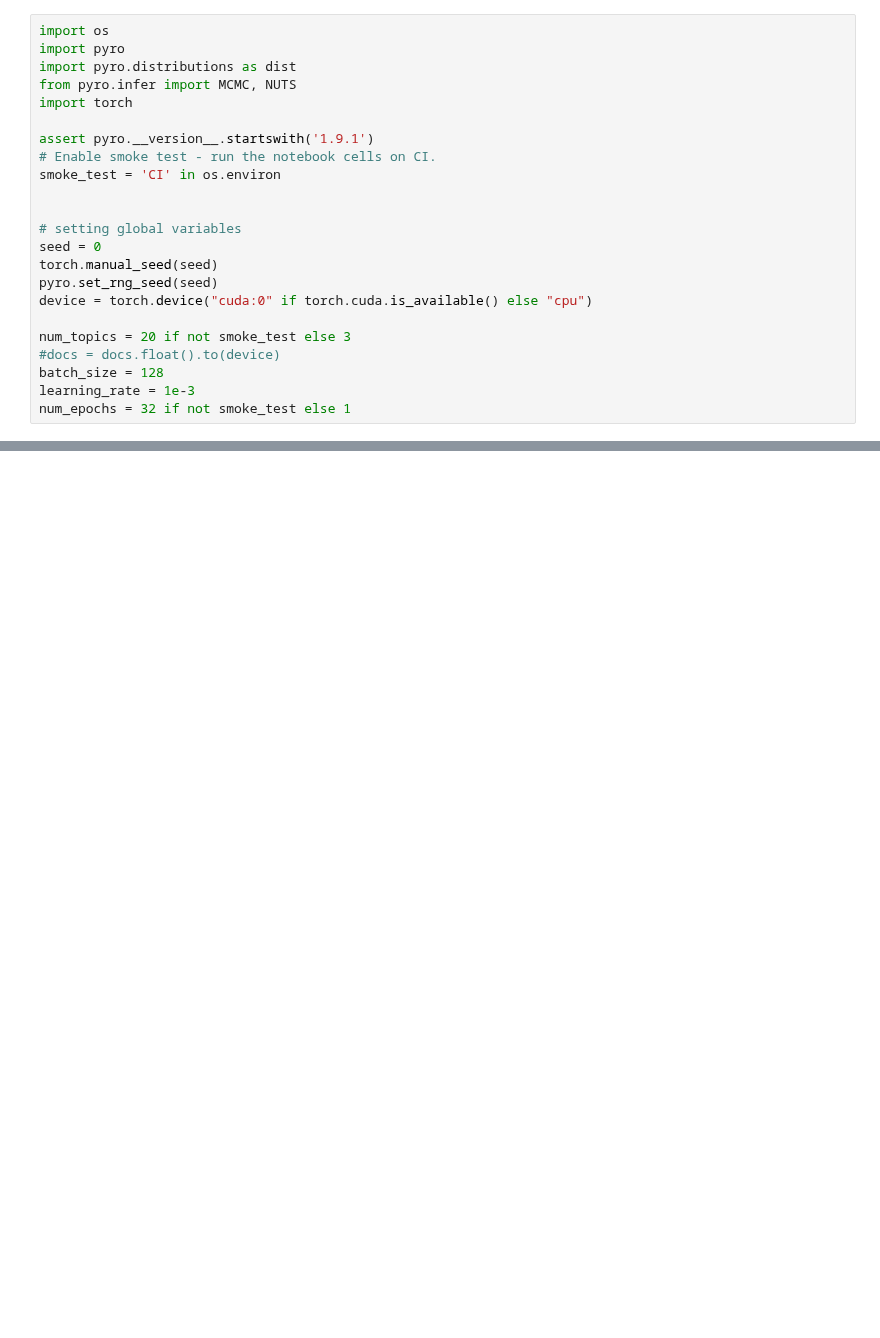
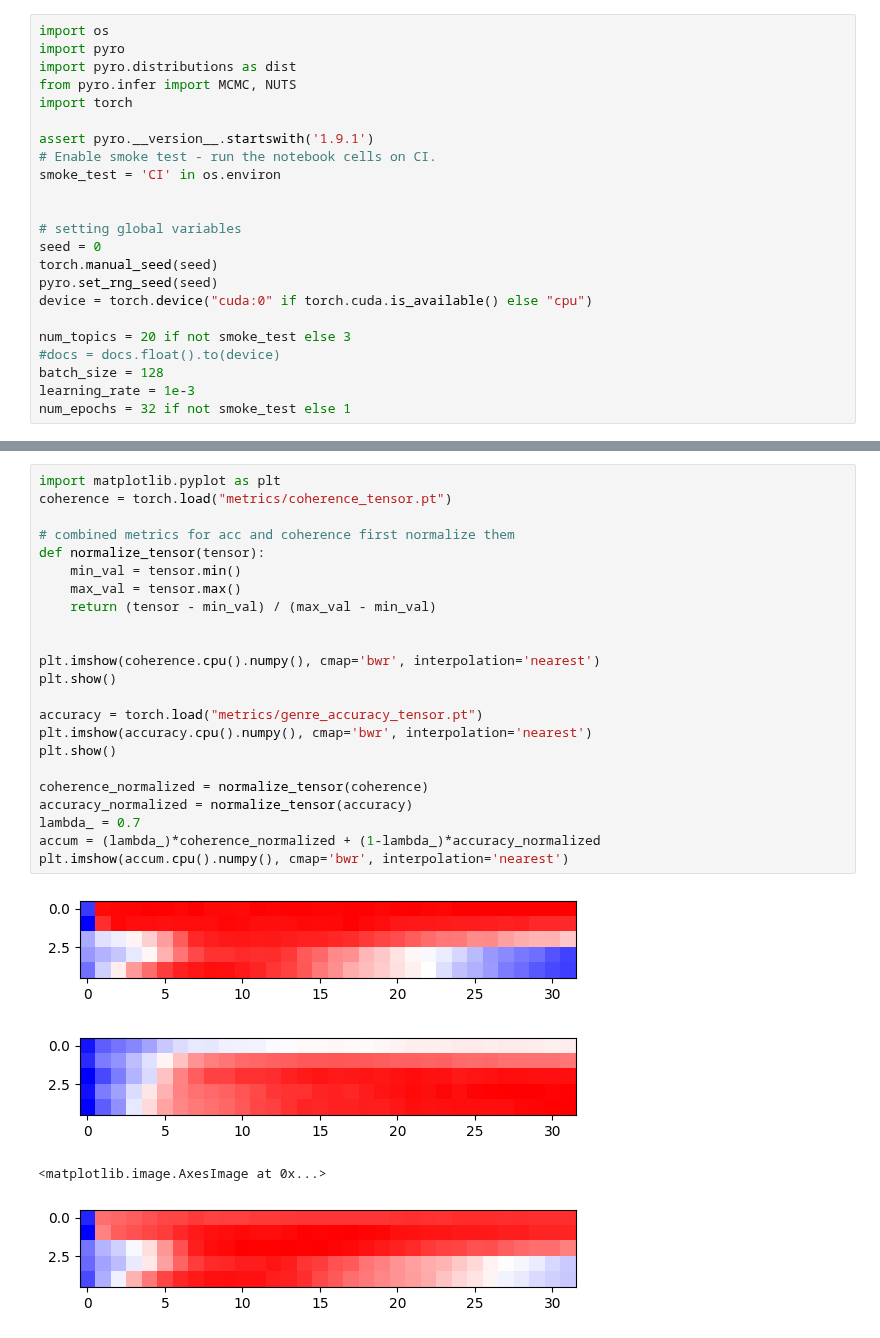
Before and after one commit to JensPars/MBML, a Jupyter notebook: lda_jens.ipynb, the cells around one changed output, grey strips where cells are left out. Drawn from its saved outputs; the diff is of its cells as text; blank space fills up the shorter version.

```diff
--- a/lda_jens.ipynb
+++ b/lda_jens.ipynb
@@ -302,0 +473,28 @@ i
+# %%
+import matplotlib.pyplot as plt
+coherence = torch.load("metrics/coherence_tensor.pt")
+
+# combined metrics for acc and coherence first normalize them
+def normalize_tensor(tensor):
+    min_val = tensor.min()
+    max_val = tensor.max()
+    return (tensor - min_val) / (max_val - min_val)
+
+
+plt.imshow(coherence.cpu().numpy(), cmap='bwr', interpolation='nearest')
+plt.show()
+
+accuracy = torch.load("metrics/genre_accuracy_tensor.pt")
+plt.imshow(accuracy.cpu().numpy(), cmap='bwr', interpolation='nearest')
+plt.show()
+
+coherence_normalized = normalize_tensor(coherence)
+accuracy_normalized = normalize_tensor(accuracy)
+lambda_ = 0.7
+accum = (lambda_)*coherence_normalized + (1-lambda_)*accuracy_normalized
+plt.imshow(accum.cpu().numpy(), cmap='bwr', interpolation='nearest')
+# %% [output]
+[figure, added]
+[figure, added]
+<matplotlib.image.AxesImage at 0x...>
+[figure, added]
```
Also changed, not shown: parts of 9 cells of this notebook.
